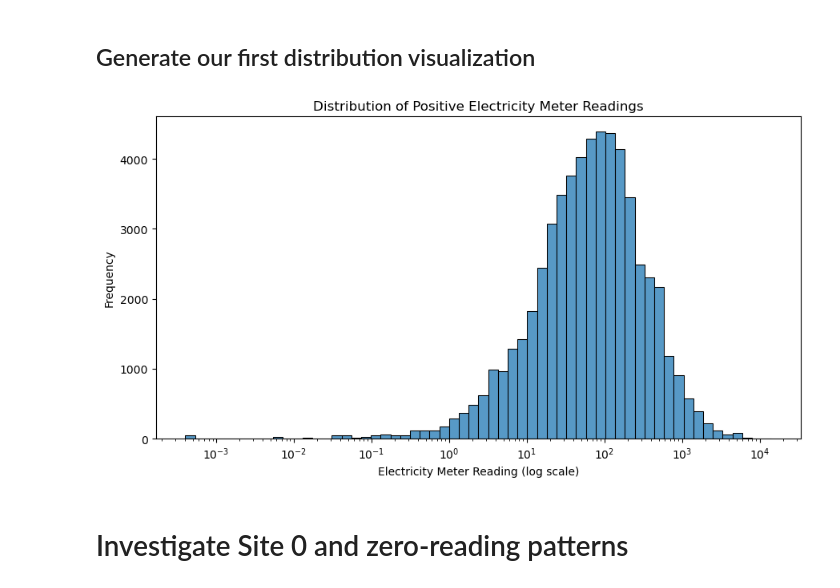
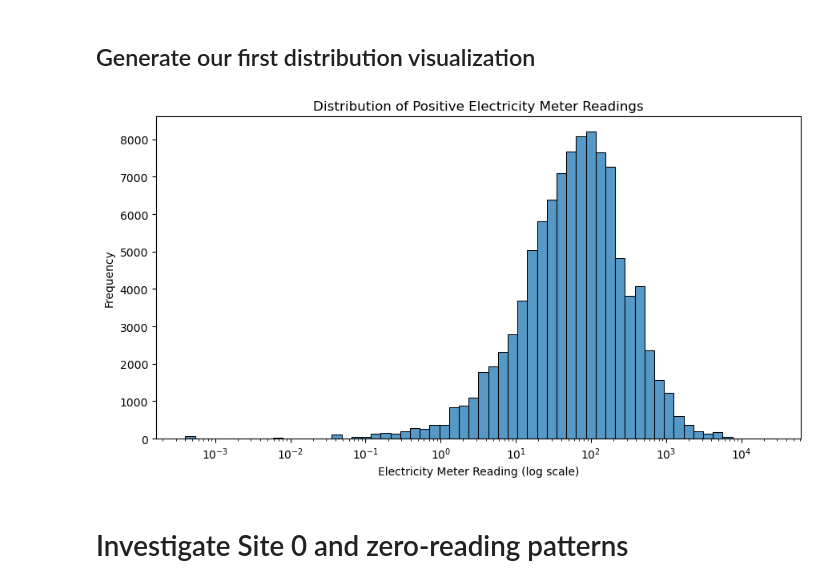
Before and after one commit to fahad9993/bigdata, a Jupyter notebook: notebooks/01_Data_Inspection.ipynb, the cells around one changed output. Cells and saved outputs as stored; diff of their text form; code cells hidden in the pictures.

Commit message:
Fix Windows paths and validate PySpark data inspection

```diff
--- a/notebooks/01_Data_Inspection.ipynb
+++ b/notebooks/01_Data_Inspection.ipynb
@@ -175,3 +180,10 @@ dtype: object
 # %%
-import duckdb
+# Keep the original energy records and metadata as Spark DataFrames.
+# Filter once for electricity and reuse the logical expression below.
+electricity = train.filter(F.col("meter") == 0)
+# Building metadata is small enough for a broadcast join.
+electricity_with_buildings = electricity.join(
+    F.broadcast(buildings.select("building_id", "site_id", "primary_use", "square_feet")),
+    on="building_id", how="inner"
+)
 # %%
@@ -404,37 +346,25 @@ display(top_buildings)
 # %% [markdown]
 ## Generate our first distribution visualization
 # %%
-query = """
-SELECT meter_reading
-FROM read_csv_auto(?, header=true)
-WHERE meter = 0
-  AND meter_reading > 0
-USING SAMPLE 100000 ROWS
-"""
-
-sample_df = con.execute(
-    query,
-    [train_file]
-).df()
+# Collect only a small reproducible sample for visualization, not the full CSV.
+sample_df = (
+    electricity.filter(F.col("meter_reading") > 0)
+    .sample(withReplacement=False, fraction=0.02, seed=42)
+    .select("meter_reading")
+    .limit(100_000)
+    .toPandas()
+)
 
 plt.figure(figsize=(9, 5))
-
-sns.histplot(
-    data=sample_df,
-    x="meter_reading",
-    bins=60,
-    log_scale=(True, False)
-)
-
+sns.histplot(data=sample_df, x="meter_reading", bins=60, log_scale=(True, False))
 plt.title("Distribution of Positive Electricity Meter Readings")
 plt.xlabel("Electricity Meter Reading (log scale)")
 plt.ylabel("Frequency")
-
 plt.tight_layout()
-#plt.savefig(FIGURE_DIR / "distribution_postive_electricity_meter_readings.png", bbox_inches="tight")
+# plt.savefig(FIGURE_DIR / "distribution_positive_electricity_meter_readings.png", bbox_inches="tight")
 plt.show()
 # %% [output]
-[figure, old version]
+[figure, new version]
 # %% [markdown]
 # Investigate Site 0 and zero-reading patterns
 # %% [markdown]
```
Also changed, not shown: parts of 18 cells of this notebook, 1 other file.
